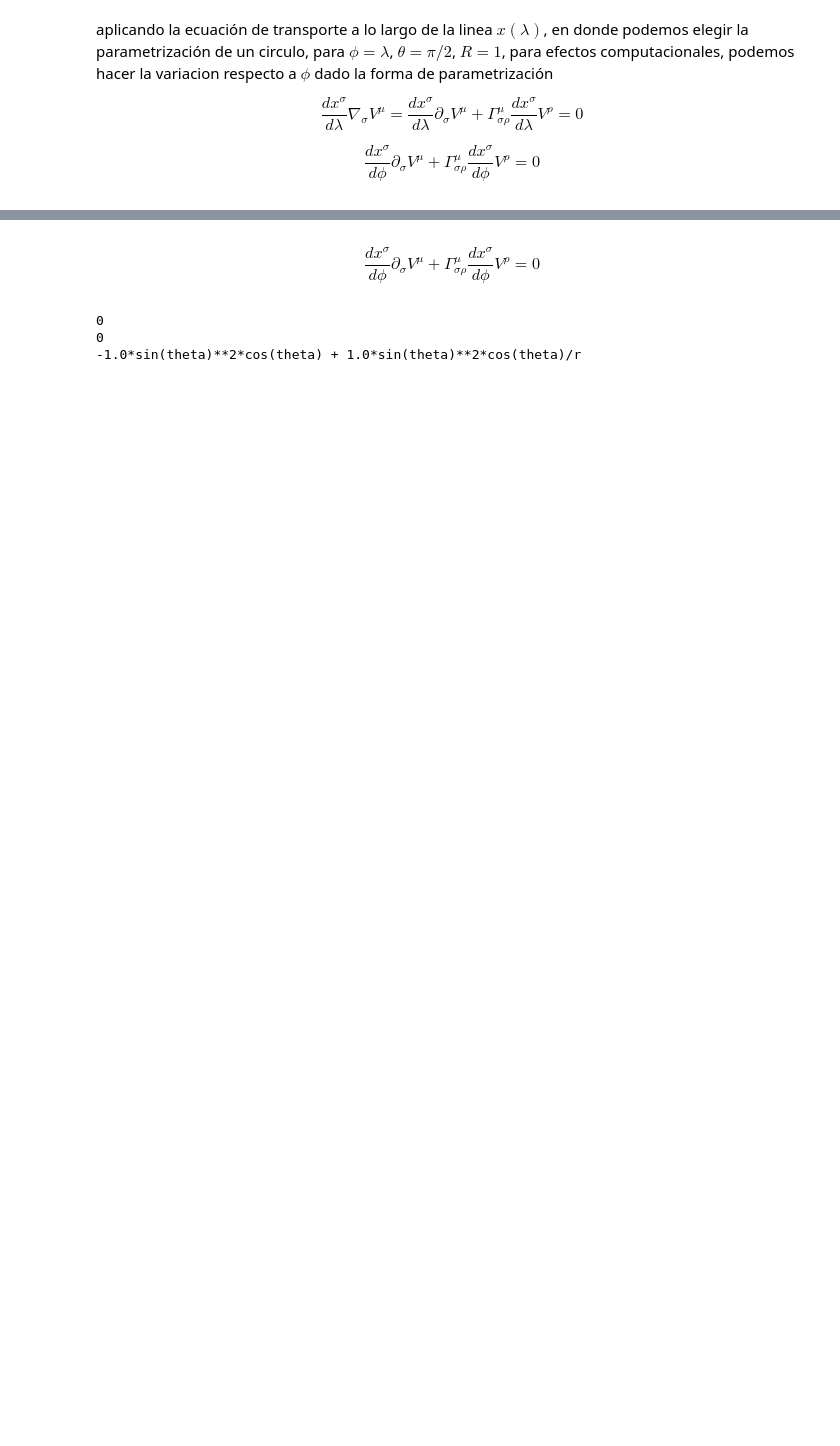
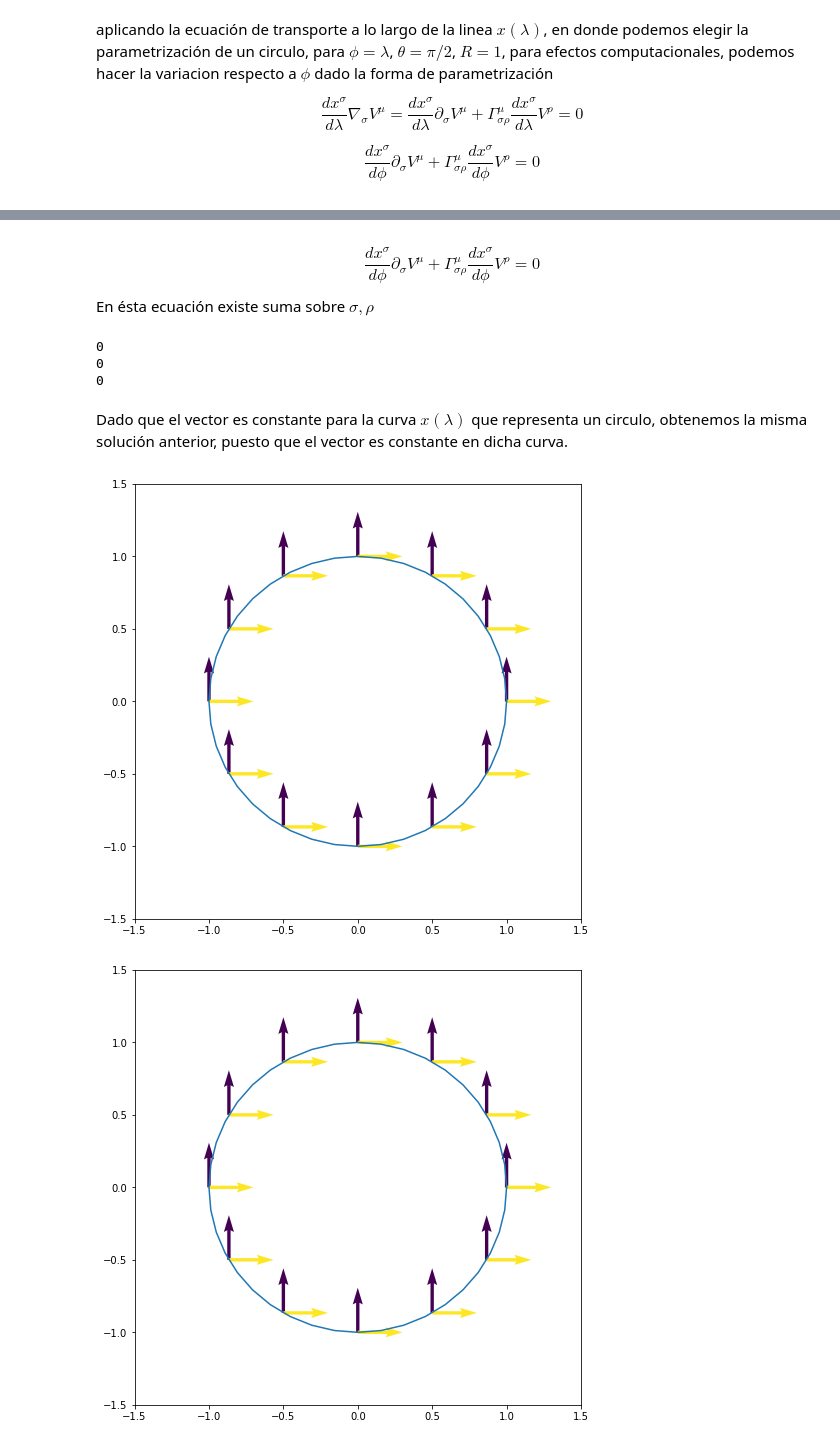
Before and after one commit to yorlingarcia/Proyecto_Computacional, a Jupyter notebook: Transporte_paralelo.ipynb, the cells around one changed output, grey strips where cells are left out. Drawn from its saved outputs; the diff is of its cells as text; code cells hidden in the pictures; blank space fills up the shorter version.

```diff
--- a/Transporte_paralelo.ipynb
+++ b/Transporte_paralelo.ipynb
@@ -220,8 +204,7 @@ $$\hat{e}_i = \frac{1}{\sqrt{g_{ii}}} \frac{\partial \vec{r}}{\partial q_i} $$
 
 En algunos textos aparece $h_i = \sqrt{g_{ii}}$
 # %%
-print('--------metrica euclidiana----------')
-D = 3
+print('--------metrica inducida en una esfera----------')
 # r, theta variables simbolicas
 g = Matrix([['1','0','0'],['0','r**2','0'],['0','0','(r*sin(theta))**2']])
 print(g)
@@ -233,15 +216,15 @@ z = 'r*cos(theta)'
 R = [x,y,z]
 # determinación de la base
 e = np.zeros((D,D),list)
-q = ['r','theta','phi']
 string = 0
 for i in range(D):
     for j in range(D):
         e[i,j] = diff(R[j],q[i])/sqrt(g[i,i])
 print("base en esfericas dependietes de las cartesinas")
 print("-----------------------------------------------")
+qq = ['x','y','z']
 for i in range(D):
-    print("e(",i,") = ",e[i,:])
+    print("e(",qq[i],") = ",e[i,:])
 print("-----------------------------------------------")
 print("cambio a las cartesianas dependiente de las esfericas")
 print("-----------------------------------------------------")
@@ -249,5 +232,5 @@ e = Matrix(e)
 einv = e.inv()
 einv = simplify(einv)
 for i in range(D):
-    print("e(",i,") = ",einv[i,:])
+    print("e(",q[i],") = ",einv[i,:])
 # %% [output]
@@ -293,5 +269,5 @@ pp.subs(values)
 # %%
 r, theta, phi = symbols('r,theta,phi')
-V = Subs(V, (r), (1)).doit() # reemplazando theta por pi/2
+#V = Subs(V, (r), (1)).doit() # reemplazando theta por pi/2
 print("V = ",V)
 # %% [output]
@@ -340,18 +310,41 @@ gamma( phi phi r ) =  1.0/r
 gamma( phi phi theta ) =  1.0*cos(theta)/sin(theta)
 # %% [markdown]
 $$ \frac{dx^{\sigma}}{d \phi} \partial_{\sigma}V^{\mu} + \Gamma_{\sigma\rho}^{\mu} \frac{dx^{\sigma}}{d \phi}V^{\rho}= 0$$
+En ésta ecuación existe suma sobre $\sigma, \rho$
 # %%
 sum1 = 0
 sum2 = 0
-for i in range(D+1):
-    for j in range(D+1):
-        for k in range(D+1):
+for i in range(D):
+    for j in range(D):
+        for k in range(D):
             sum1  += gamma[i,j,k]*diff(q[j],q[2])*V[k]
         sum2 += sum1 + diff(q[j],q[2])*diff(V[i],q[j])
-    print(sum2)
+    print(Subs(sum2,(r),(1)).doit())
     sum1 = 0
     sum2 = 0
 # %% [output]
 0
 0
--1.0*sin(theta)**2*cos(theta) + 1.0*sin(theta)**2*cos(theta)/r
+0
+# %% [markdown]
+Dado que el vector es constante para la curva $x(\lambda)$ que representa un circulo, obtenemos la misma solución anterior, puesto que el vector es constante en dicha curva.
+# %%
+x_circle = np.cos(arange(0,np.pi*2+np.pi/20,np.pi/20))
+y_circle = np.sin(arange(0,np.pi*2+np.pi/20,np.pi/20))
+fig, ax = plt.subplots()
+ax.plot(x_circle,y_circle)
+fig.set_size_inches(8,8)
+for i in arange(0,np.pi*2,np.pi/6):
+    x_pos = [np.cos(i)]
+    y_pos = [np.sin(i)]
+    x_direct2 = [0,1]
+    y_direct2 = [1,0]
+    color = [0,1]
+    #plt.gca().cla()
+    ax.quiver(x_pos,y_pos,x_direct2,y_direct2, color, alpha=1, scale=10)
+    ax.axis([-1.5,1.5,-1.5,1.5])
+    display.clear_output(wait=True)
+    display.display(plt.gcf())
+# %% [output]
+[figure, added]
+[figure, added]
```
Also changed, not shown: parts of 27 cells of this notebook, 3 other files.
